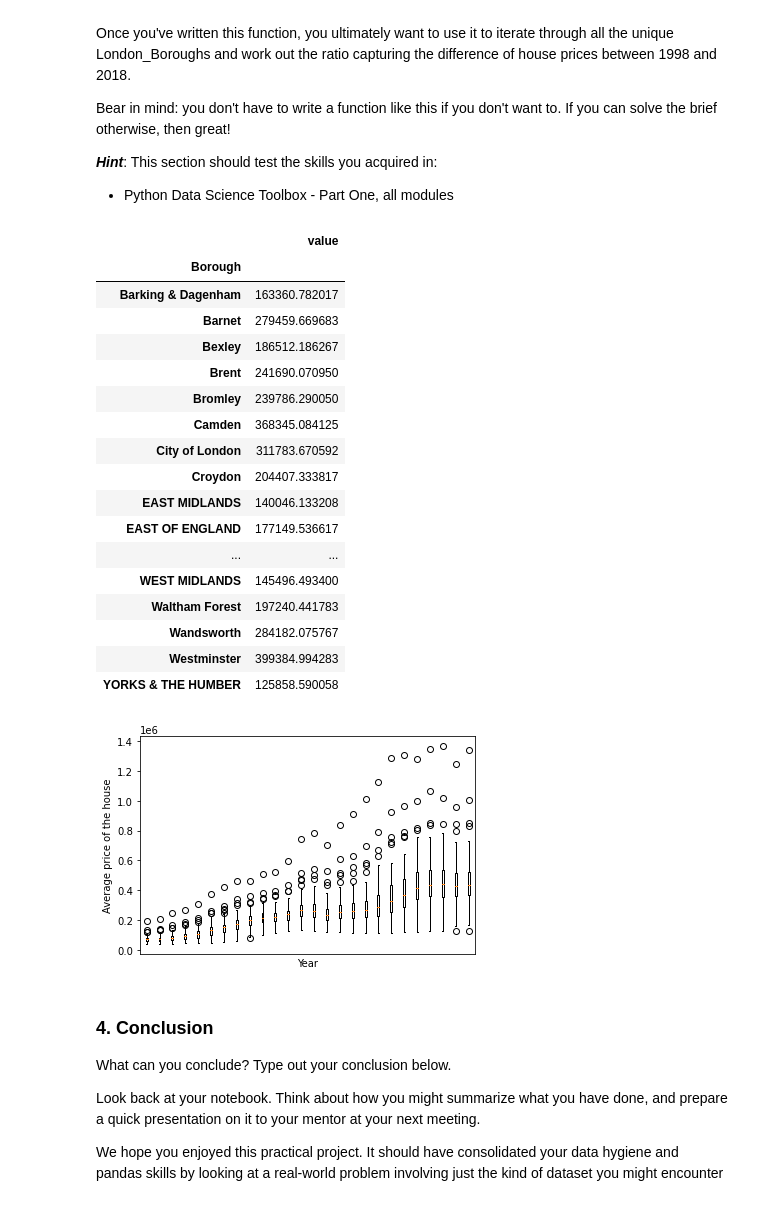
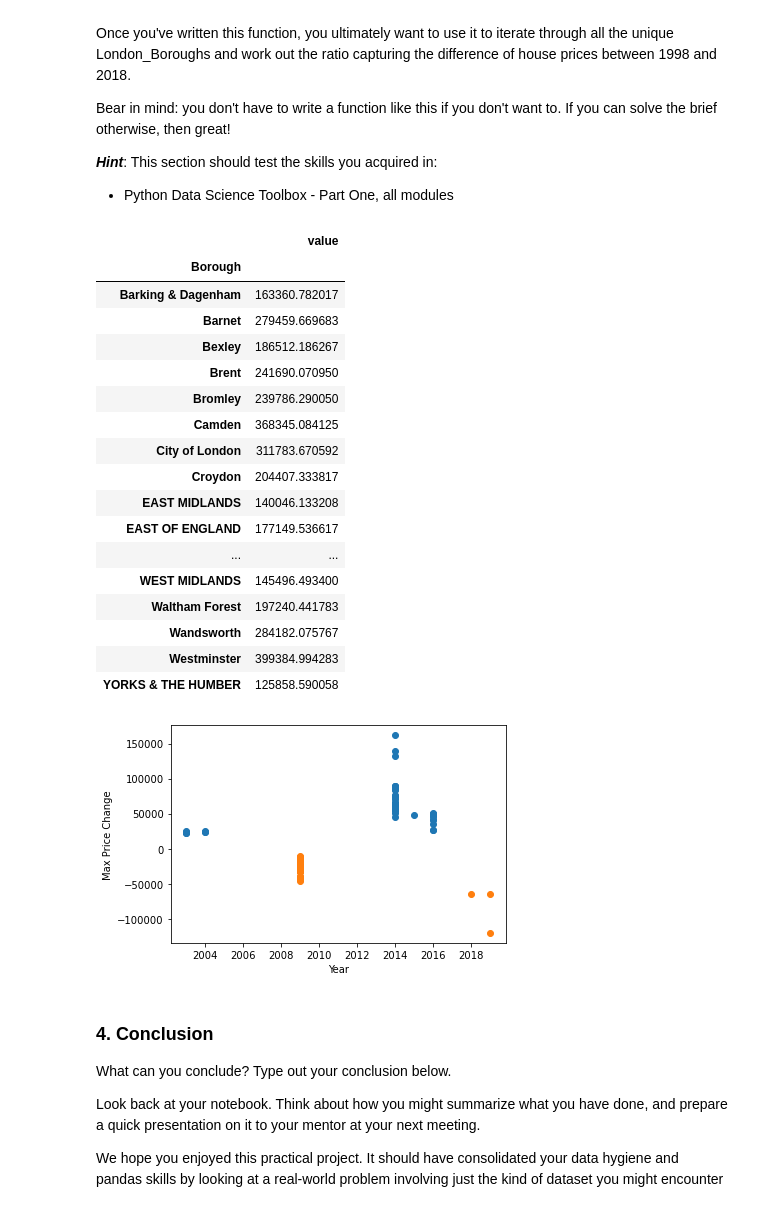
Before and after one commit to raksran/SpringBoard, a Jupyter notebook: Unit 4 Challenge - Tier 3.ipynb, the cells around one changed output. Cells and saved outputs as stored; diff of their text form; code cells hidden in the pictures.

```diff
--- a/Unit 4 Challenge - Tier 3.ipynb
+++ b/Unit 4 Challenge - Tier 3.ipynb
@@ -73,7 +73,7 @@ Your data comes from the [London Datastore](https://data.london.gov.uk/): a free
 # First, make a variable called url_LondonHousePrices, and assign it the following link, enclosed in quotation-marks as a string:
 # https://data.london.gov.uk/download/uk-house-price-index/70ac0766-8902-4eb5-aab5-01951aaed773/UK%20House%20price%20index.xls
 
-url_LondonHousePrices = est
+url_LondonHousePrices = 'https://data.london.gov.uk/download/uk-house-price-index/70ac0766-8902-4eb5-aab5-01951aaed773/UK%20House%20price%20index.xls'
 
 # The dataset we're interested in contains the Average prices of the houses, and is actually on a particular sheet of the Excel file.
 # As a result, we need to specify the sheet name in the read_excel() method.
@@ -308,10 +294,10 @@ def create_price_ratio(*args):
 #print(tr)
 #print(p6.loc['Hackney',1995])
 #### - plot max price change
-#plt.scatter(a['max rise year'], a['max rise'])
-#plt.scatter(a['max drop year'], a['max drop'])
-#plt.xlabel('Year')
-#plt.ylabel('Max Price Change')
+plt.scatter(a['max rise year'], a['max rise'])
+plt.scatter(a['max drop year'], a['max drop'])
+plt.xlabel('Year')
+plt.ylabel('Max Price Change')
 
 p7 = p5.swaplevel(0,1).sort_index() # change the outer index from Borough to Year
 p9 = p7.groupby('year').agg({'mean','median','std'}) # get the statistics by the year and aggregate on different basis to be saved in different columns
@@ -325,40 +311,40 @@ p8 = p7.groupby('year').agg({lambda x: x.max()/x.min()}) # lambda function creat
 #plt.show()
 # p7.tail(20)
 # print(p7.loc[2020].mean())
 p10=p7.reset_index(level=1, drop = True) # drop the London Boroughs name index to generate the values in the next loop to create the box plot
 p10.head(50)
 
 # to create the boxplot of all the years, iterate over years and plot the box with offset positions for each year (could be done better?)
-for yr in p10.index.unique():
-    plt.boxplot(p10.loc[yr].values, positions = [int(yr)])
-    if (int(yr)%5 == 0):
-        plt.xticks([], [])
-plt.xlabel('Year')
-plt.ylabel('Average price of the house')
+# for yr in p10.index.unique():
+#     plt.boxplot(p10.loc[yr].values, positions = [int(yr)])
+#     if (int(yr)%5 == 0):
+#         plt.xticks([], [])
+# plt.xlabel('Year')
+# plt.ylabel('Average price of the house')
 
 p7.loc[2005].nsmallest(5, columns = 'value')
 #p7.loc[1998].mean()
 p7.loc[2005]
 # %% [output]
 |  | value |
 | Borough |  |
 | Barking & Dagenham | 163360.782017 |
 | Barnet | 279459.669683 |
 | Bexley | 186512.186267 |
 | Brent | 241690.070950 |
 | Bromley | 239786.290050 |
 | Camden | 368345.084125 |
 | City of London | 311783.670592 |
 | Croydon | 204407.333817 |
 | EAST MIDLANDS | 140046.133208 |
 | EAST OF ENGLAND | 177149.536617 |
 | ... | ... |
 | WEST MIDLANDS | 145496.493400 |
 | Waltham Forest | 197240.441783 |
 | Wandsworth | 284182.075767 |
 | Westminster | 399384.994283 |
 | YORKS & THE HUMBER | 125858.590058 |
-[figure, old version]
+[figure, new version]
 # %% [markdown]
 ### 4. Conclusion
 What can you conclude? Type out your conclusion below.
```
Also changed, not shown: parts of 1 cell of this notebook.
